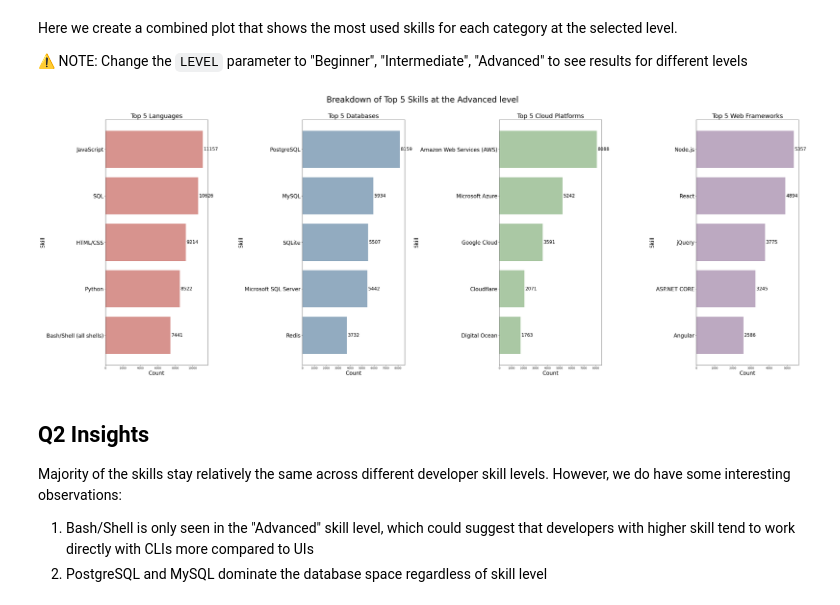
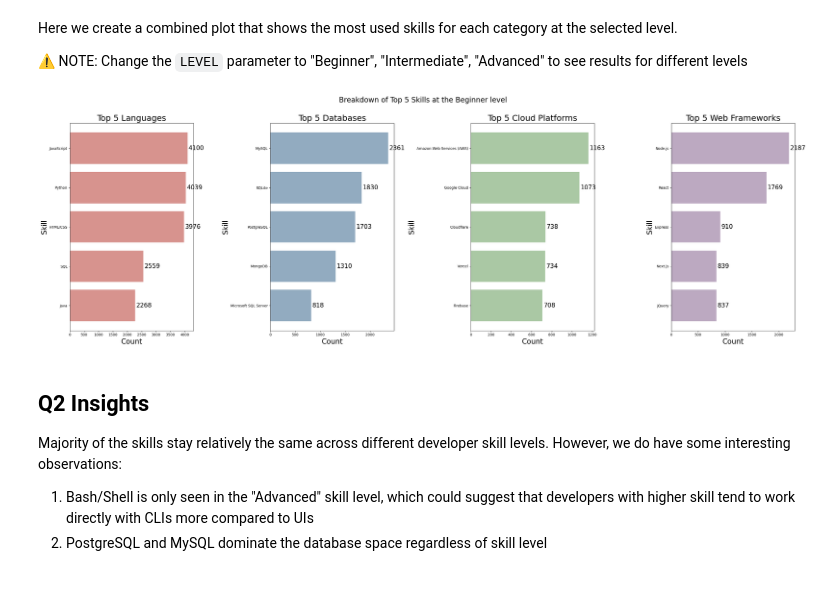
Before and after one commit to minimartzz/online-learning-so-mooc, a Jupyter notebook: so_mooc_analysis.ipynb, the cells around one changed output. Cells and saved outputs as stored; diff of their text form; code cells hidden in the pictures.

```diff
--- a/so_mooc_analysis.ipynb
+++ b/so_mooc_analysis.ipynb
@@ -1090,37 +1090,36 @@ Here we create a combined plot that shows the most used skills for each category
 ⚠️ NOTE: Change the `LEVEL` parameter to "Beginner", "Intermediate", "Advanced" to see results for different levels
 # %%
 # Overarching skill level
-LEVEL = "Advanced"
+LEVEL = "Beginner"
 FS = 20
 
 # Split data by skill level
 df_skill = so_skills[so_skills['SkillLevel'] == LEVEL]
 
 # Setup diagram for plotting
 fig, ax = plt.subplots(nrows=1, ncols=4)
-fig.set_figheight(15)
-fig.set_figwidth(40)
+fig.set_figheight(10)
+fig.set_figwidth(30)
 
 colours = ["#d7938e", "#92abc0", "#aac8a4", "#bca9c1"]
 for i in range(len(skills_cols)):
   # Get top 5 technologies for each category
   dfp = get_top_5_tech(df_skill, list(skills_cols.keys())[i])
 
   # Plot
   bars = ax[i].barh(dfp[list(skills_cols.keys())[i]], dfp['count'], color=colours[i])
   for bar in bars:
     width = bar.get_width()
     y = bar.get_y() + bar.get_height() / 2
     ax[i].annotate(f'{width}', xy=(width, y), xytext=(3, 0), textcoords='offset points', va='center', fontsize=FS-3)
   ax[i].set_title(f"Top 5 {skills_cols[list(skills_cols.keys())[i]]}", fontsize=FS+3)
   ax[i].set_ylabel("Skill", fontsize=FS)
   ax[i].set_xlabel("Count", fontsize=FS)
-  ax[i].set_yticklabels(ax[i].get_yticklabels(), fontsize=20)
 
-fig.suptitle(f"Breakdown of Top 5 Skills at the {LEVEL} level\n", fontsize=30)
+fig.suptitle(f"Breakdown of Top 5 Skills at the {LEVEL} level\n", fontsize=20)
 fig.tight_layout()
 # %% [output]
-[figure, old version]
+[figure, new version]
 # %% [markdown]
 ## Q2 Insights
 
```
